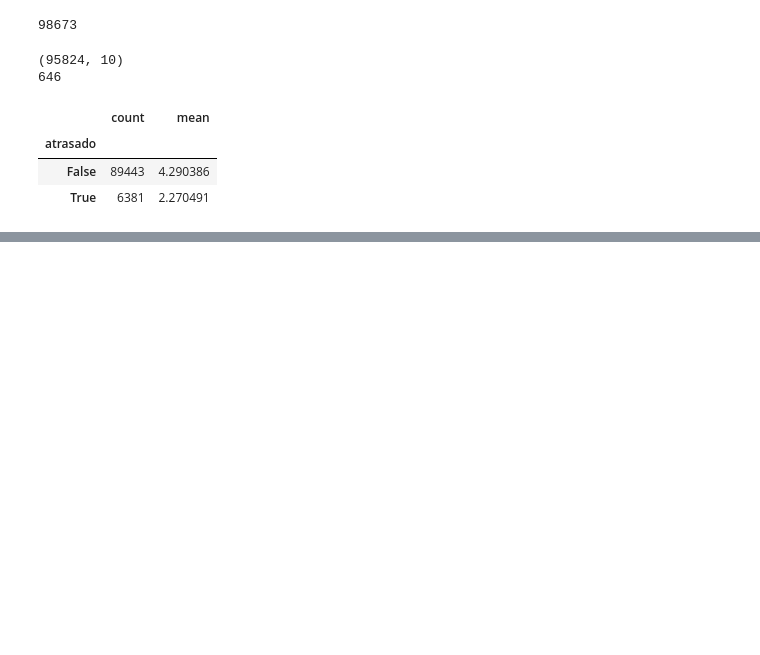
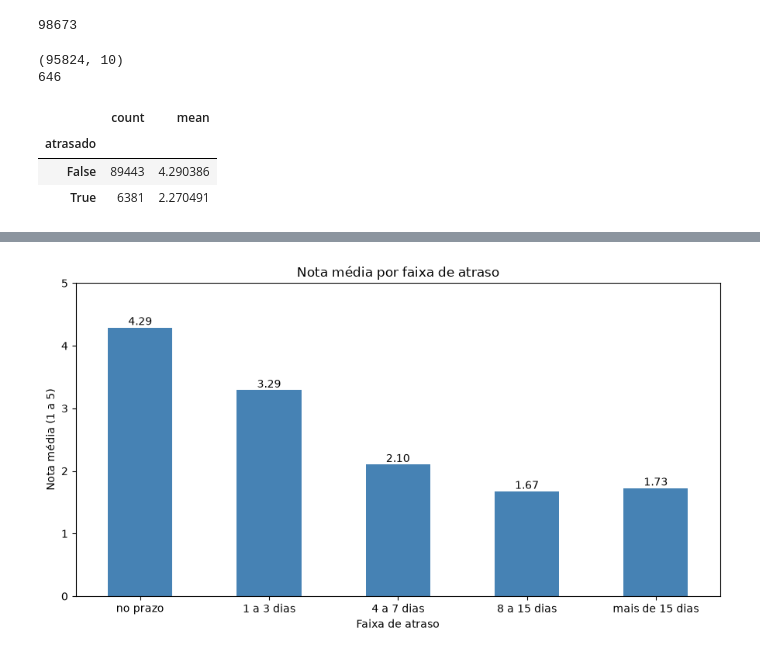
Before and after one commit to paulorcmj/analise-vendas-olist, a Jupyter notebook: notebooks/01_exploracao.ipynb, the cells around one changed output, grey strips where cells are left out. Cells and saved outputs as stored; diff of their text form; code cells hidden in the pictures; blank space fills up the shorter version.

Commit message:
gráfico de nota por faixa de atraso

```diff
--- a/notebooks/01_exploracao.ipynb
+++ b/notebooks/01_exploracao.ipynb
@@ -227,3 +227,11 @@ base.groupby("atrasado")["review_score"].agg(["count", "mean"])
 | atrasado |  |  |
 | False | 89443 | 4.290386 |
 | True | 6381 | 2.270491 |
+# %%
+faixas = pd.cut(
+    base["dias_atraso"],
+    bins=[-200, 0, 3, 7, 15, 200],
+    labels=["no prazo", "1 a 3 dias", "4 a 7 dias", "8 a 15 dias", "mais de 15 dias"]
+)
+
+base.groupby(faixas, observed=True)["review_score"].agg(["count", "mean"])
@@ -229,0 +246,17 @@ base.groupby("atrasado")["review_score"].agg(["count", "mean"])
+# %%
+import matplotlib.pyplot as plt
+
+media_por_faixa = base.groupby(faixas, observed=True)["review_score"].mean()
+
+ax = media_por_faixa.plot(kind="bar", color="steelblue", figsize=(9, 5))
+ax.bar_label(ax.containers[0], fmt="%.2f")
+plt.title("Nota média por faixa de atraso")
+plt.xlabel("Faixa de atraso")
+plt.ylabel("Nota média (1 a 5)")
+plt.xticks(rotation=0)
+plt.ylim(0, 5)
+plt.tight_layout()
+plt.savefig("../images/nota_por_atraso.png", dpi=150)
+plt.show()
+# %% [output]
+[figure, added]
```
Also changed, not shown: parts of 2 cells of this notebook, 1 other file.
